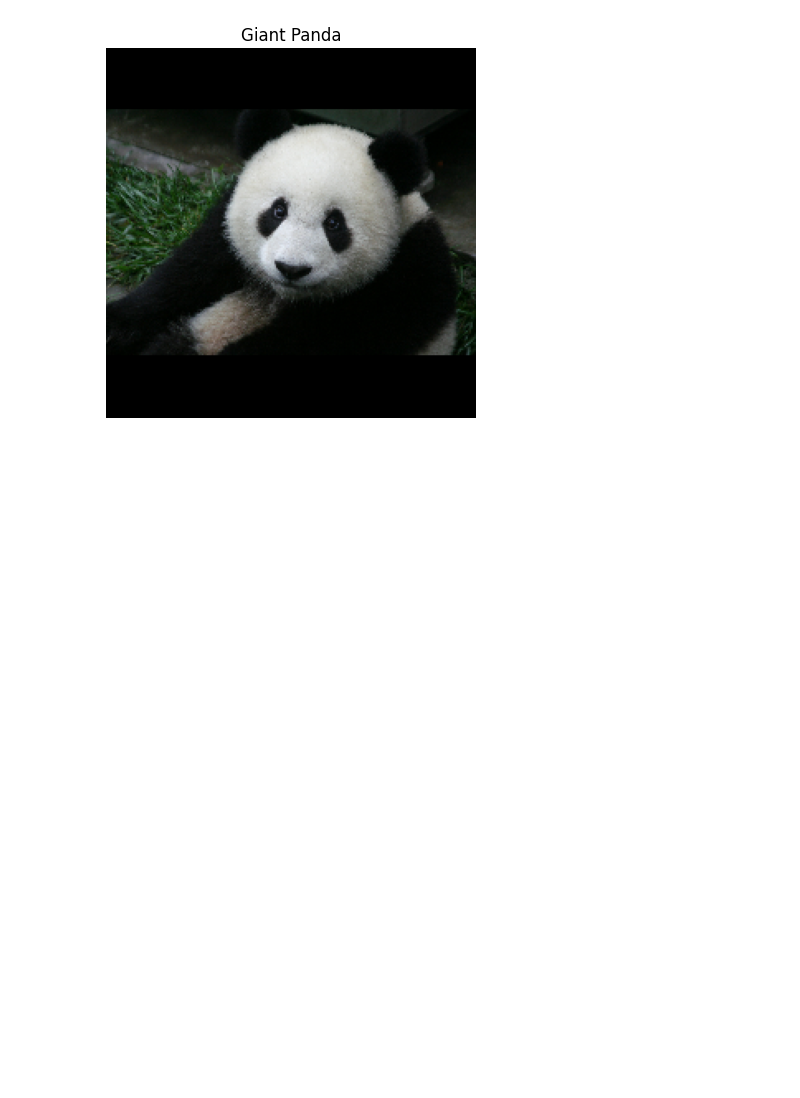
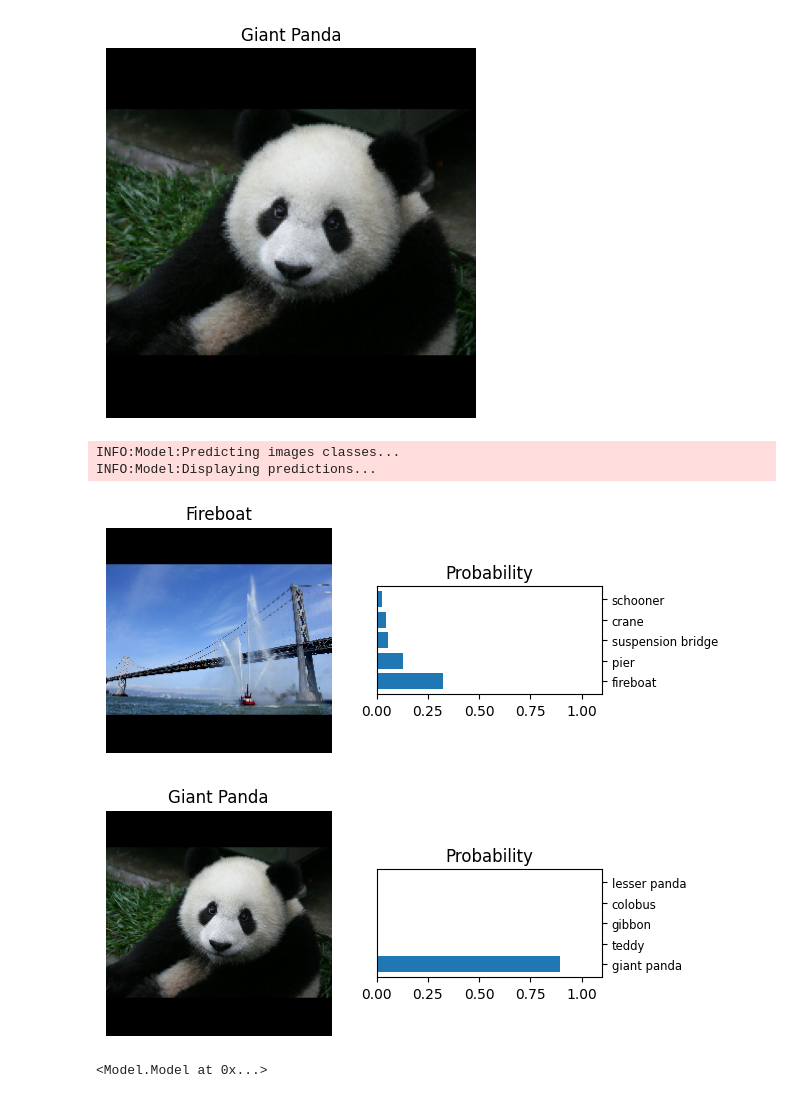
Before and after one commit to hjamet/Epita-S9-DNN, a Jupyter notebook: notebooks/tensorflow.ipynb, the cells around one changed output. Saved outputs shown, nothing was run; the diff lists cells and outputs as text; code cells hidden in the pictures; blank space fills up the shorter version.

Commit message:
feat: :sparkles: Add Prediction method

```diff
--- a/notebooks/tensorflow.ipynb
+++ b/notebooks/tensorflow.ipynb
@@ -62,0 +62,8 @@ s
+# %%
+model.predict(display=True)
+# %% [output]
+INFO:Model:Predicting images classes...
+INFO:Model:Displaying predictions...
+[figure, added]
+[figure, added]
+<Model.Model at 0x...>
```
Also changed, not shown: parts of 2 cells of this notebook, 1 other file.
